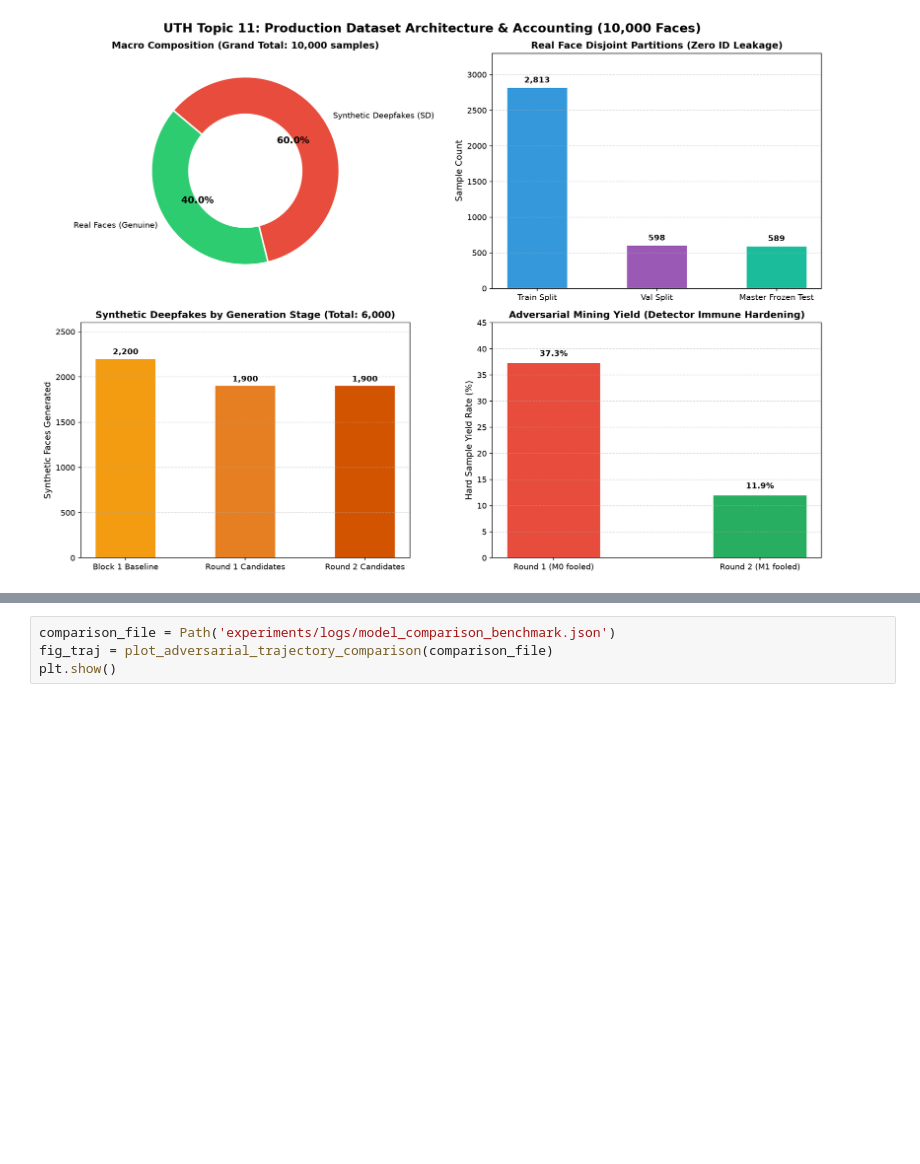
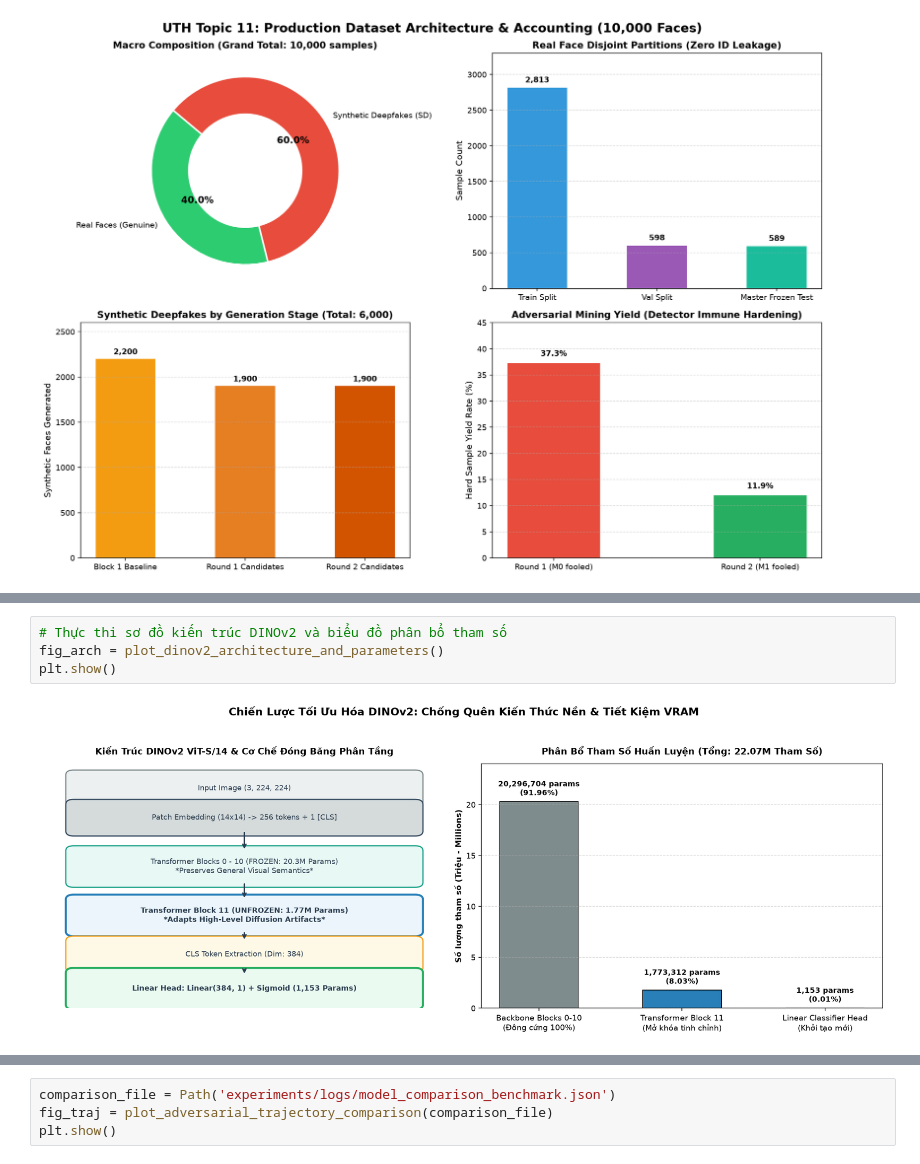
Before and after one commit to bush-le/uth-cv-coursework, a Jupyter notebook: notebooks/coursework/04_active_learning_production_visualizer.ipynb, the cells around one changed output, grey strips where cells are left out. Cells and saved outputs as stored; diff of their text form; blank space fills up the shorter version.

Commit message:
feat(notebooks): upgrade notebook 04 with dinov2 architecture, sample migration, and confusion matrices

```diff
--- a/notebooks/coursework/04_active_learning_production_visualizer.ipynb
+++ b/notebooks/coursework/04_active_learning_production_visualizer.ipynb
@@ -65,0 +70,6 @@ So sánh tiến trình của 3 thế hệ mô hình DINOv2 detector:
+# %%
+# Thực thi sơ đồ kiến trúc DINOv2 và biểu đồ phân bổ tham số
+fig_arch = plot_dinov2_architecture_and_parameters()
+plt.show()
+# %% [output]
+[figure, added]
```
Also changed, not shown: parts of 27 cells of this notebook, 2 other files.
